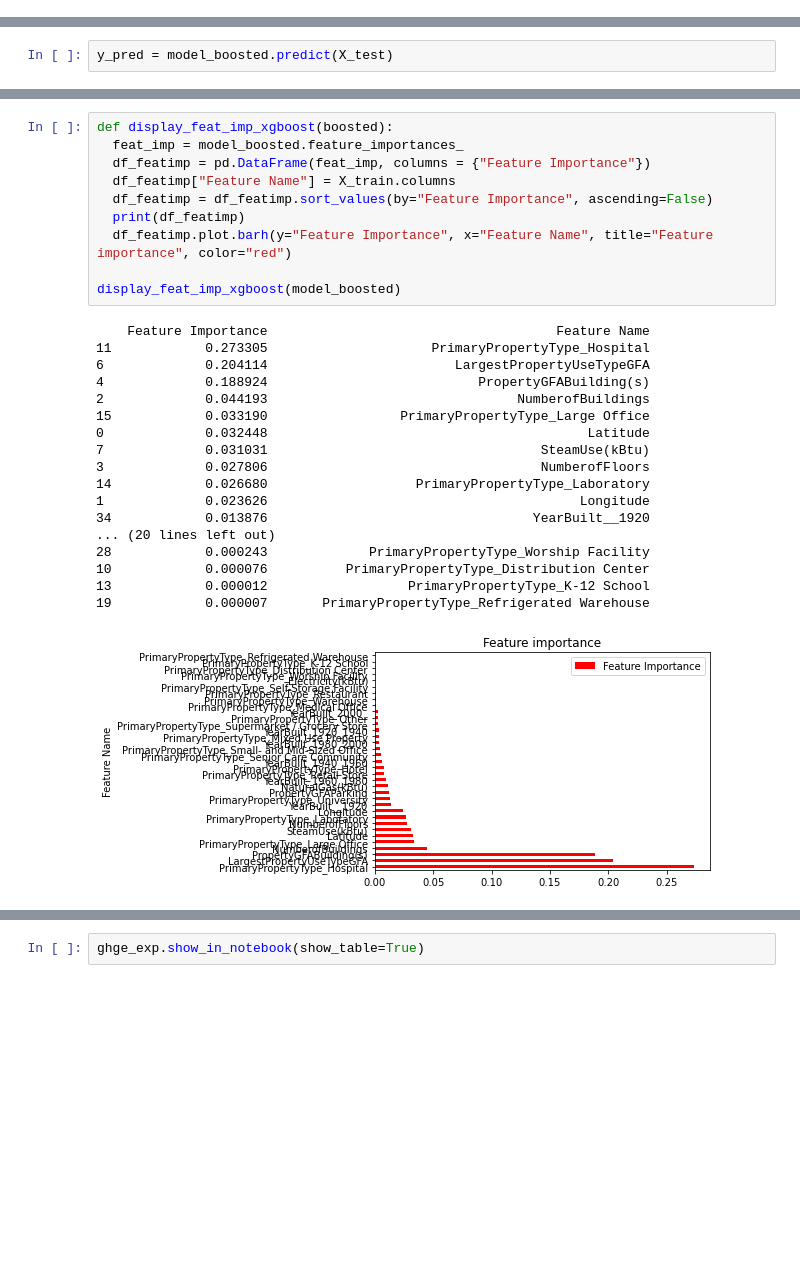
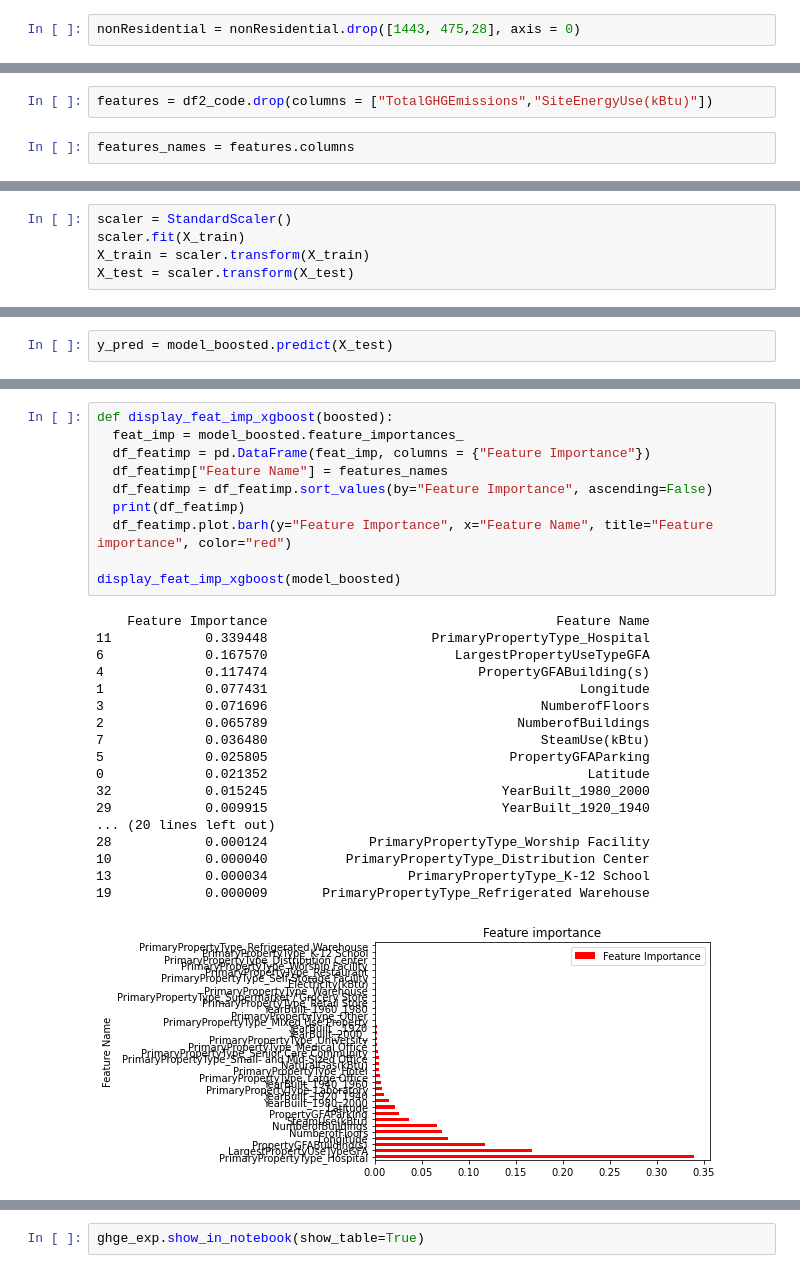
Before and after one commit to azioba/Notebook, a Jupyter notebook: Projet_4.ipynb, the cells around one changed output, grey strips where cells are left out. Cells and saved outputs as stored; diff of their text form; blank space fills up the shorter version.

Commit message:
scaler

```diff
--- a/Projet_4.ipynb
+++ b/Projet_4.ipynb
@@ -312,3 +325,5 @@ nonResidential = nonResidential[nonResidential['SiteEnergyUse(kBtu)'] < 25000000
+# %%
+nonResidential = nonResidential.drop([1443, 475,28], axis = 0)
 # %%
 plt.scatter(nonResidential['TotalGHGEmissions'],nonResidential['SiteEnergyUse(kBtu)'])
 plt.xlabel('TotalGHGEmissions')
@@ -412,0 +452,4 @@ df2_code = pd.get_dummies(df1 ,columns=['PrimaryPropertyType','YearBuilt'])
+# %%
+features = df2_code.drop(columns = ["TotalGHGEmissions","SiteEnergyUse(kBtu)"])
+# %%
+features_names = features.columns
@@ -415,6 +481,11 @@ train, test = train_test_split(df2_code, test_size=0.3, random_state=0)
 # %%
 X_train, y1_train, X_test, y1_test = train.drop(columns = ["TotalGHGEmissions","SiteEnergyUse(kBtu)"]), train["TotalGHGEmissions"],test.drop(columns = ["TotalGHGEmissions",'SiteEnergyUse(kBtu)']) ,test["TotalGHGEmissions"]
 X_train, y2_train, X_test, y2_test = train.drop(columns = ["TotalGHGEmissions","SiteEnergyUse(kBtu)"]), train["SiteEnergyUse(kBtu)"],test.drop(columns = ["TotalGHGEmissions",'SiteEnergyUse(kBtu)']) ,test["SiteEnergyUse(kBtu)"]
+# %%
+scaler = StandardScaler()
+scaler.fit(X_train)
+X_train = scaler.transform(X_train)
+X_test = scaler.transform(X_test)
 # %% [markdown]
 ## <a name='C2'> Prédictions de TotalGHGEmissions   </a>
 # %%
@@ -716,31 +806,31 @@ array([3.24476655e-02, 2.36260132e-02, 4.41931015e-02, 2.78064740e-02,
 # %%
 def display_feat_imp_xgboost(boosted):
   feat_imp = model_boosted.feature_importances_
   df_featimp = pd.DataFrame(feat_imp, columns = {"Feature Importance"})
-  df_featimp["Feature Name"] = X_train.columns
+  df_featimp["Feature Name"] = features_names
   df_featimp = df_featimp.sort_values(by="Feature Importance", ascending=False)
   print(df_featimp)
   df_featimp.plot.barh(y="Feature Importance", x="Feature Name", title="Feature importance", color="red")
 
 display_feat_imp_xgboost(model_boosted)
 # %% [output]
     Feature Importance                                     Feature Name
-11            0.273305                     PrimaryPropertyType_Hospital
-6             0.204114                        LargestPropertyUseTypeGFA
-4             0.188924                           PropertyGFABuilding(s)
-2             0.044193                                NumberofBuildings
-15            0.033190                 PrimaryPropertyType_Large Office
-0             0.032448                                         Latitude
-7             0.031031                                   SteamUse(kBtu)
-3             0.027806                                   NumberofFloors
-14            0.026680                   PrimaryPropertyType_Laboratory
-1             0.023626                                        Longitude
-34            0.013876                                  YearBuilt__1920
+11            0.339448                     PrimaryPropertyType_Hospital
+6             0.167570                        LargestPropertyUseTypeGFA
+4             0.117474                           PropertyGFABuilding(s)
+1             0.077431                                        Longitude
+3             0.071696                                   NumberofFloors
+2             0.065789                                NumberofBuildings
+7             0.036480                                   SteamUse(kBtu)
+5             0.025805                               PropertyGFAParking
+0             0.021352                                         Latitude
+32            0.015245                              YearBuilt_1980_2000
+29            0.009915                              YearBuilt_1920_1940
 ... (20 lines left out)
-28            0.000243             PrimaryPropertyType_Worship Facility
-10            0.000076          PrimaryPropertyType_Distribution Center
-13            0.000012                  PrimaryPropertyType_K-12 School
-19            0.000007       PrimaryPropertyType_Refrigerated Warehouse
+28            0.000124             PrimaryPropertyType_Worship Facility
+10            0.000040          PrimaryPropertyType_Distribution Center
+13            0.000034                  PrimaryPropertyType_K-12 School
+19            0.000009       PrimaryPropertyType_Refrigerated Warehouse
-[figure, old version]
+[figure, new version]
 # %%
 ghge_explainer = lime_tabular.LimeTabularExplainer(training_data=np.array(X_train),
```
Also changed, not shown: parts of 70 cells of this notebook.
